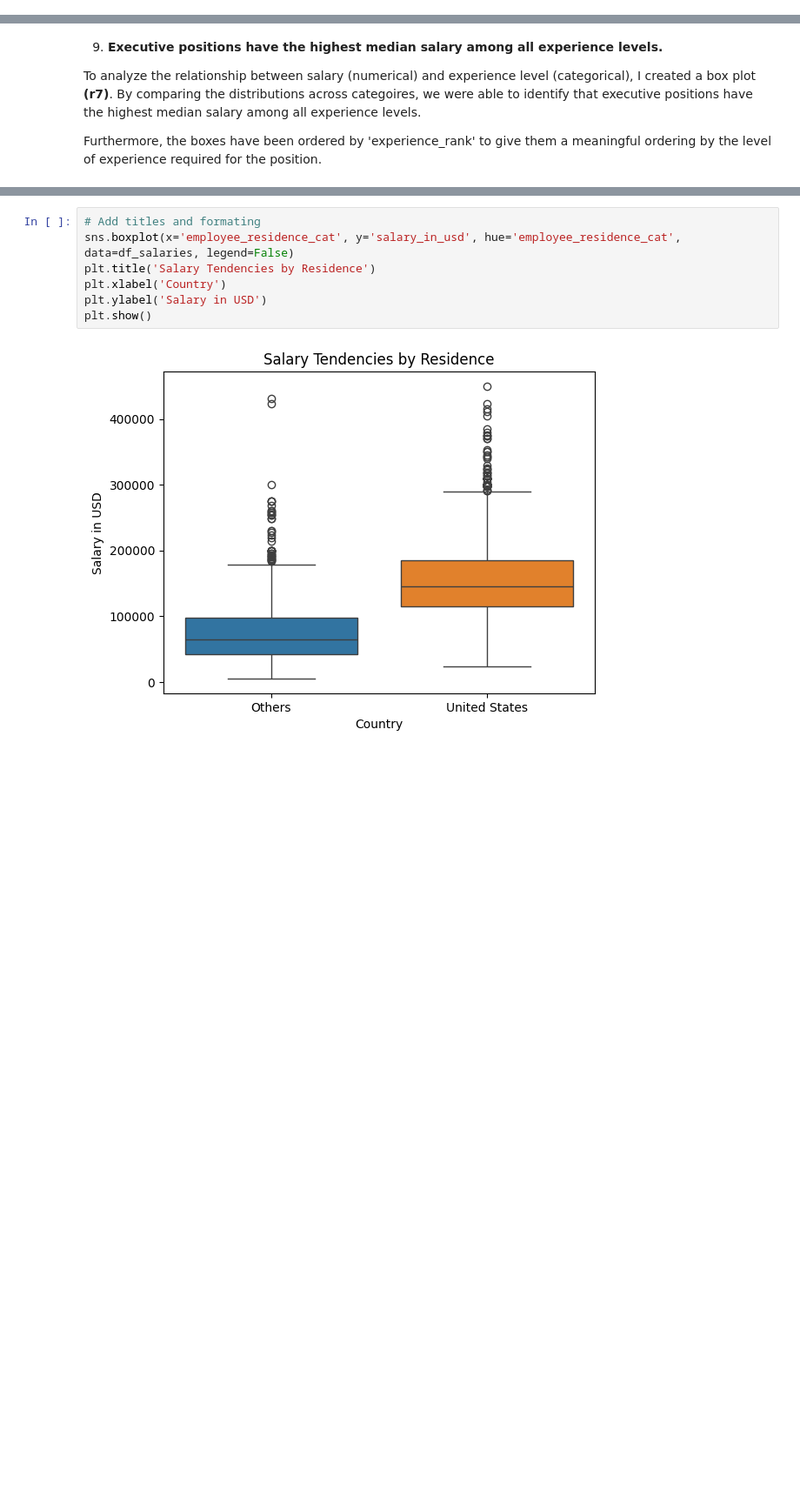
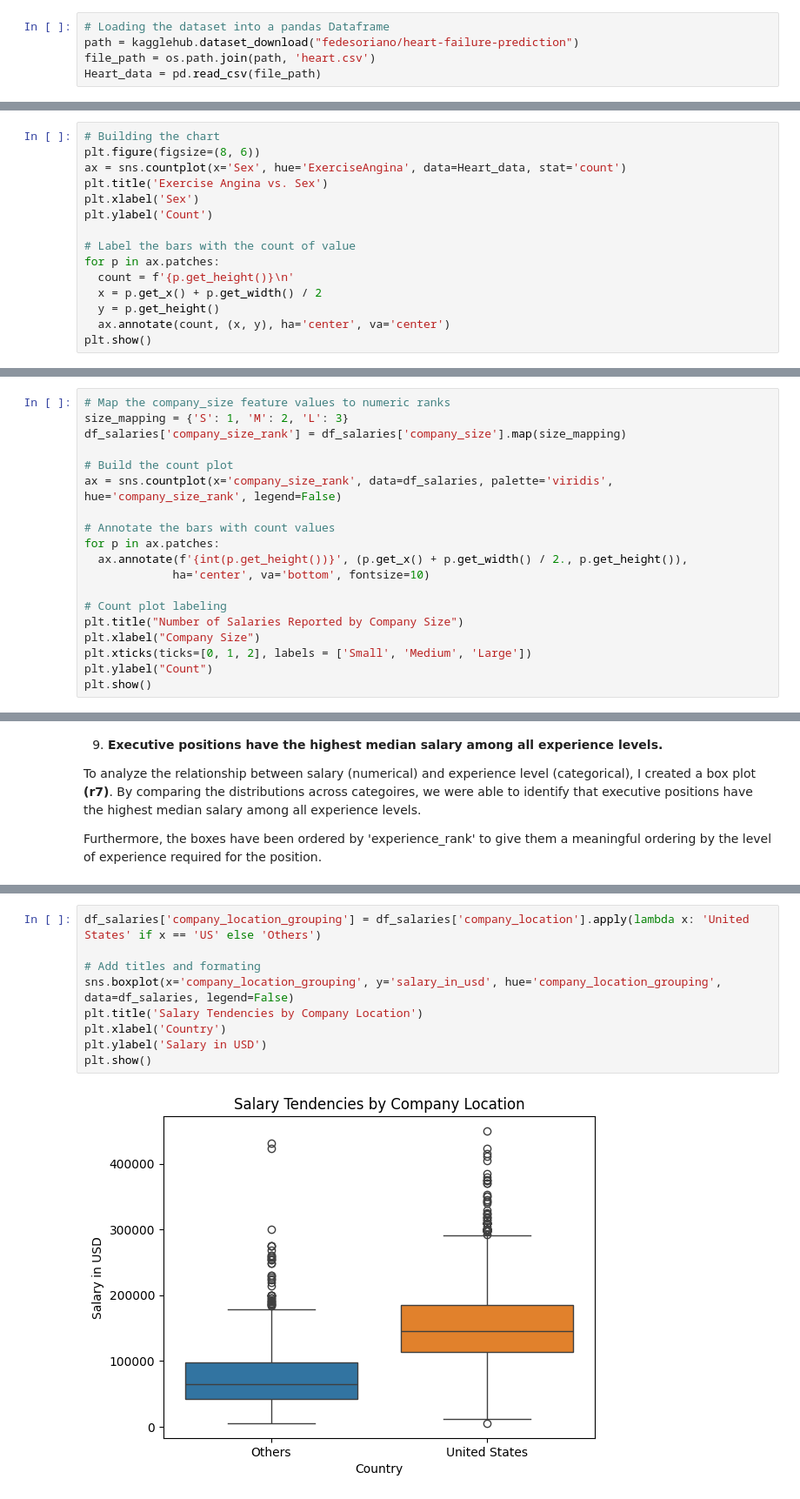
Before and after one commit to falla055/ds_salaries_2023_eda, a Jupyter notebook: 4142Assignment1.ipynb, the cells around one changed output, grey strips where cells are left out. Shown at 87% size. Drawn from its saved outputs; the diff is of its cells as text; blank space fills up the shorter version.

```diff
--- a/4142Assignment1.ipynb
+++ b/4142Assignment1.ipynb
@@ -0,0 +26,5 @@
+# %%
+# Loading the dataset into a pandas Dataframe
+path = kagglehub.dataset_download("fedesoriano/heart-failure-prediction")
+file_path = os.path.join(path, 'heart.csv')
+Heart_data = pd.read_csv(file_path)
@@ -0,0 +191,15 @@
+# %%
+# Building the chart
+plt.figure(figsize=(8, 6))
+ax = sns.countplot(x='Sex', hue='ExerciseAngina', data=Heart_data, stat='count')
+plt.title('Exercise Angina vs. Sex')
+plt.xlabel('Sex')
+plt.ylabel('Count')
+
+# Label the bars with the count of value
+for p in ax.patches:
+  count = f'{p.get_height()}\n'
+  x = p.get_x() + p.get_width() / 2
+  y = p.get_height()
+  ax.annotate(count, (x, y), ha='center', va='center')
+plt.show()
@@ -202,0 +424,19 @@ plt.show()
+# %%
+# Map the company_size feature values to numeric ranks
+size_mapping = {'S': 1, 'M': 2, 'L': 3}
+df_salaries['company_size_rank'] = df_salaries['company_size'].map(size_mapping)
+
+# Build the count plot
+ax = sns.countplot(x='company_size_rank', data=df_salaries, palette='viridis', hue='company_size_rank', legend=False)
+
+# Annotate the bars with count values
+for p in ax.patches:
+  ax.annotate(f'{int(p.get_height())}', (p.get_x() + p.get_width() / 2., p.get_height()),
+             ha='center', va='bottom', fontsize=10)
+
+# Count plot labeling
+plt.title("Number of Salaries Reported by Company Size")
+plt.xlabel("Company Size")
+plt.xticks(ticks=[0, 1, 2], labels = ['Small', 'Medium', 'Large'])
+plt.ylabel("Count")
+plt.show()
@@ -259,9 +503,11 @@ This insight was fonud through bivariate, numerical/categorical analysis **(r7)*
 # %%
+df_salaries['company_location_grouping'] = df_salaries['company_location'].apply(lambda x: 'United States' if x == 'US' else 'Others')
+
 # Add titles and formating
-sns.boxplot(x='employee_residence_cat', y='salary_in_usd', hue='employee_residence_cat', data=df_salaries, legend=False)
-plt.title('Salary Tendencies by Residence')
+sns.boxplot(x='company_location_grouping', y='salary_in_usd', hue='company_location_grouping', data=df_salaries, legend=False)
+plt.title('Salary Tendencies by Company Location')
 plt.xlabel('Country')
 plt.ylabel('Salary in USD')
 plt.show()
 # %% [output]
-[figure, old version]
+[figure, new version]
```
Also changed, not shown: parts of 48 cells of this notebook.
